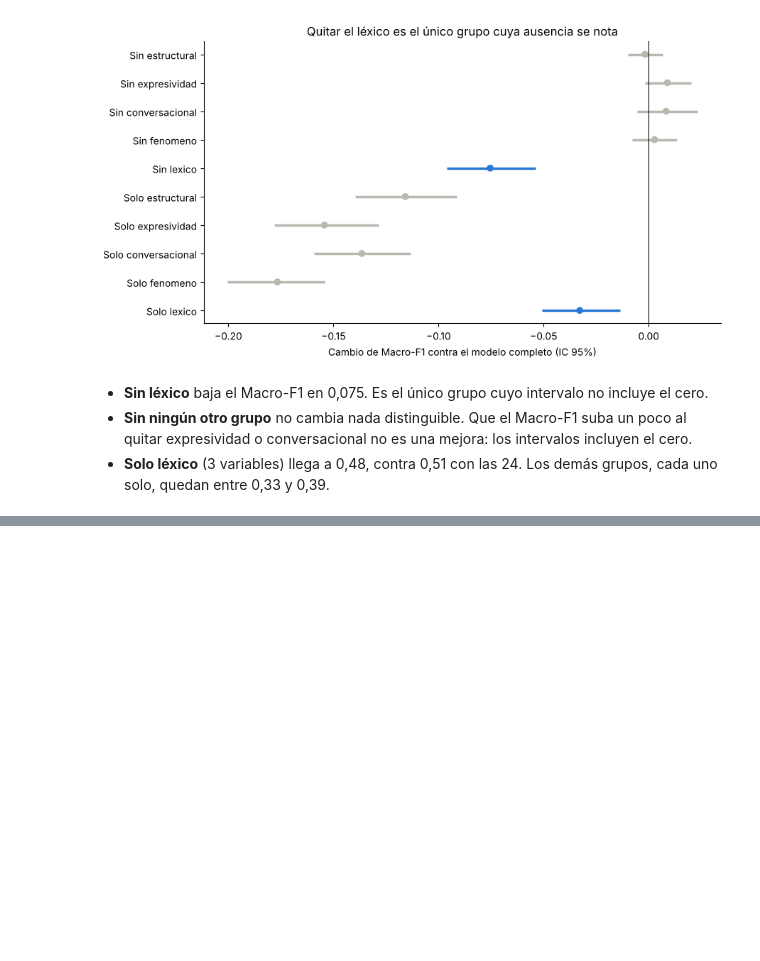
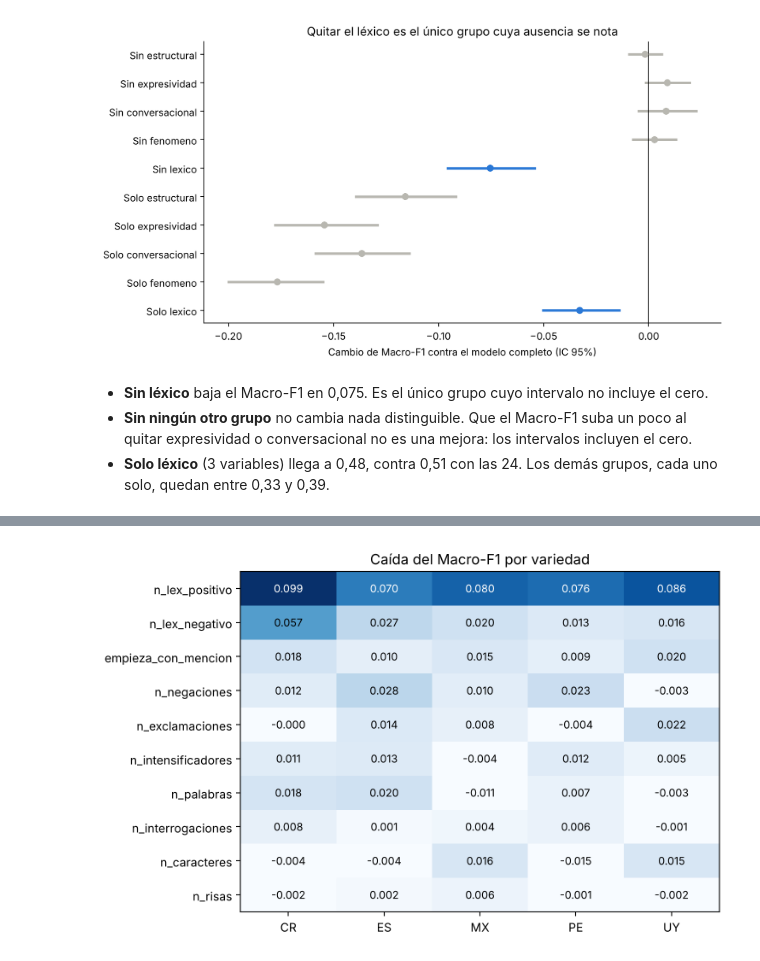
Before and after one commit to daniel797/multiagente-analisis-sentimiento-es, a Jupyter notebook: notebooks/05_importancia_variables.ipynb, the cells around one changed output, grey strips where cells are left out. Cells and saved outputs as stored; diff of their text form; code cells hidden in the pictures; blank space fills up the shorter version.

```diff
--- a/notebooks/05_importancia_variables.ipynb
+++ b/notebooks/05_importancia_variables.ipynb
@@ -133,0 +217,6 @@ plt.tight_layout(); plt.show()
+# %%
+por_var = F.importancia_por_variedad(corpus)
+orden_var = por_var.reindex(por_var[["CR", "ES", "MX", "PE", "UY"]].mean(axis=1).sort_values(ascending=False).index).reset_index(drop=True)
+mapa(orden_var, ["CR", "ES", "MX", "PE", "UY"], "Caída del Macro-F1 por variedad", fmt="{:.3f}", figsize=(7.5, 4.8))
+# %% [output]
+[figure, added]
```
Also changed, not shown: parts of 20 cells of this notebook, 6 other files.
